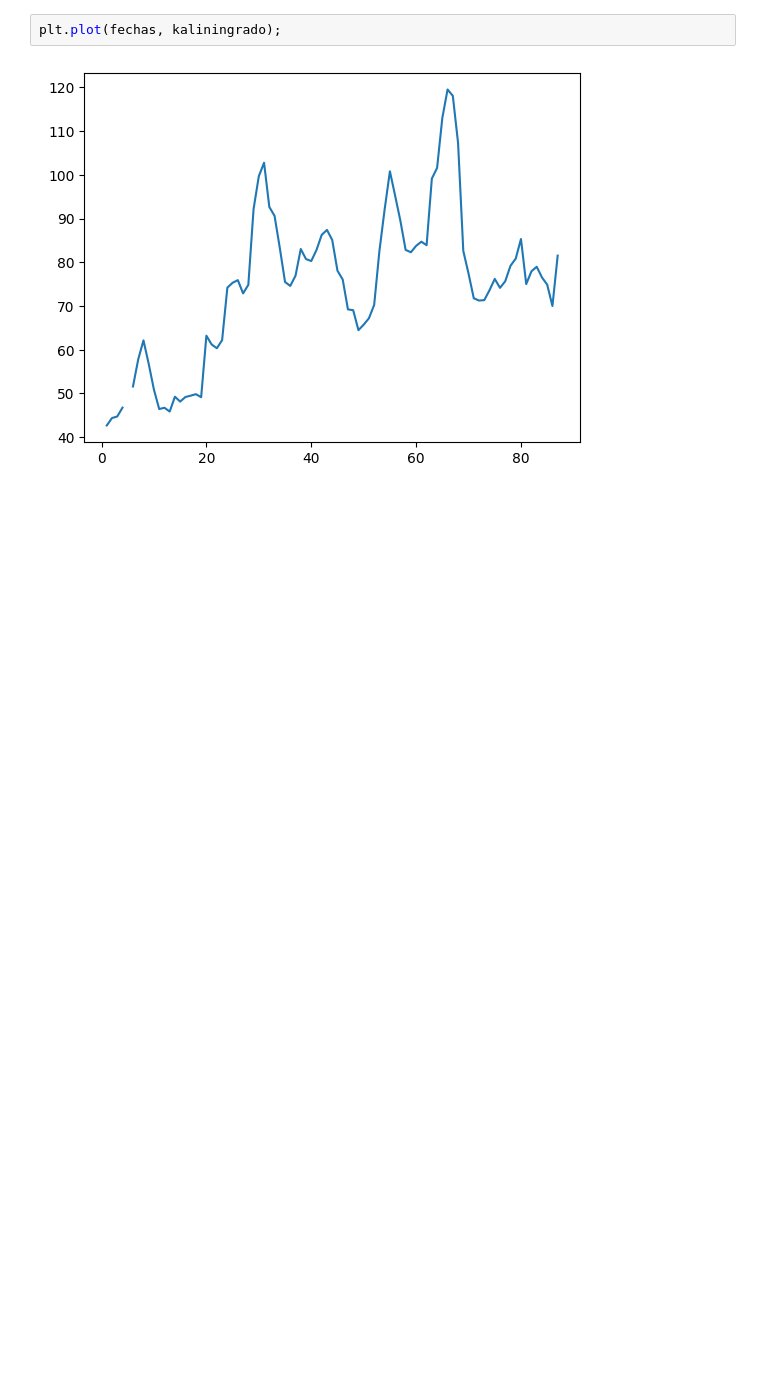
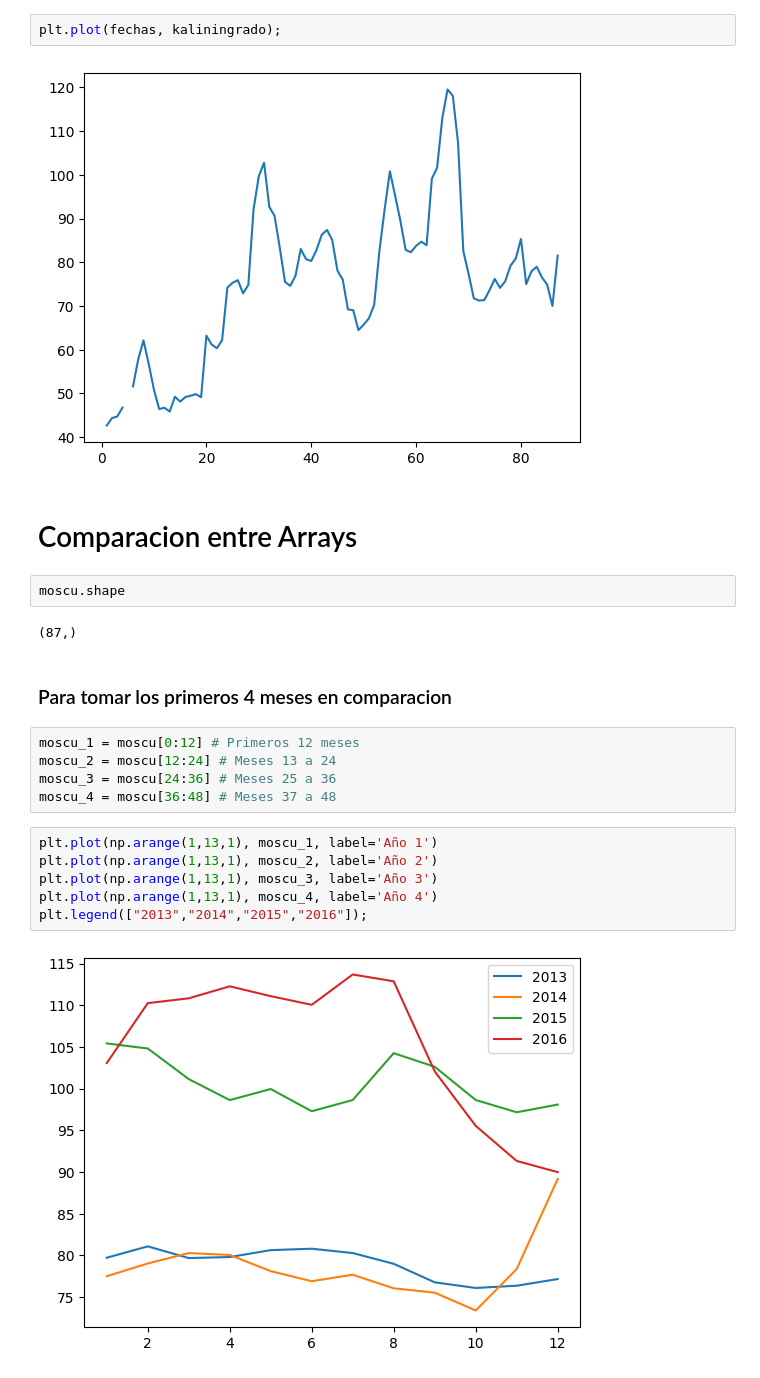
Before and after one commit to LejImkoaj/numpy-analisis-con-python, a Jupyter notebook: numpy.ipynb, the cells around one changed output. Drawn from its saved outputs; the diff is of its cells as text; blank space fills up the shorter version.

```diff
--- a/numpy.ipynb
+++ b/numpy.ipynb
@@ -144,3 +144,24 @@ ekaterimburgo = precios[:,4]
 plt.plot(fechas, kaliningrado);
 # %% [output]
 [figure]
+# %% [markdown]
+# Comparacion entre Arrays
+# %%
+moscu.shape
+# %% [output]
+(87,)
+# %% [markdown]
+### Para tomar los primeros 4 meses en comparacion
+# %%
+moscu_1 = moscu[0:12] # Primeros 12 meses
+moscu_2 = moscu[12:24] # Meses 13 a 24
+moscu_3 = moscu[24:36] # Meses 25 a 36
+moscu_4 = moscu[36:48] # Meses 37 a 48
+# %%
+plt.plot(np.arange(1,13,1), moscu_1, label='Año 1')
+plt.plot(np.arange(1,13,1), moscu_2, label='Año 2')
+plt.plot(np.arange(1,13,1), moscu_3, label='Año 3')
+plt.plot(np.arange(1,13,1), moscu_4, label='Año 4')
+plt.legend(["2013","2014","2015","2016"]);
+# %% [output]
+[figure, added]
```
Also changed, not shown: parts of 15 cells of this notebook.
